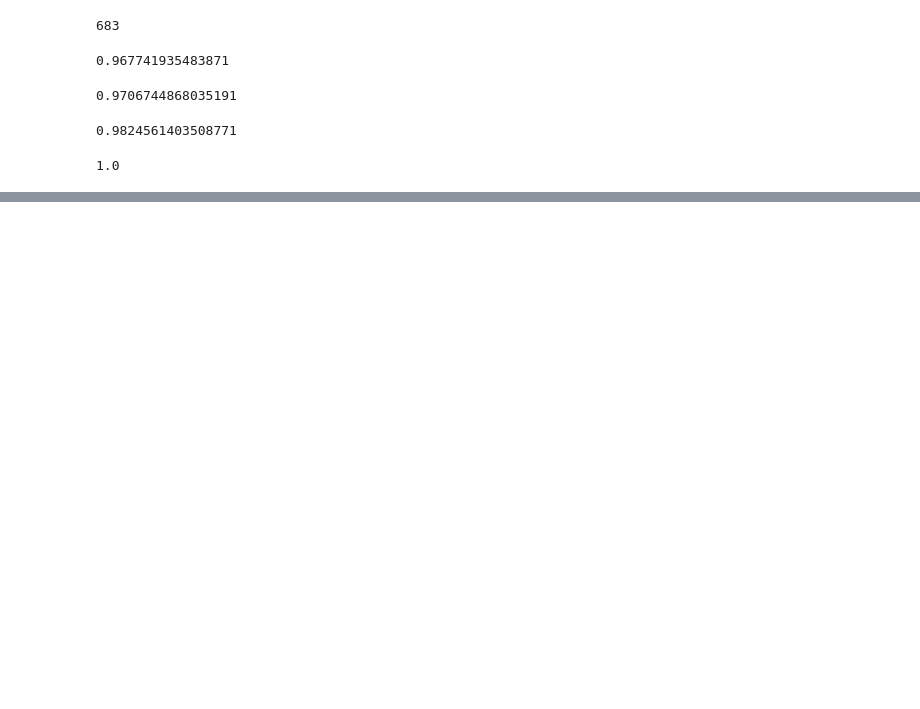
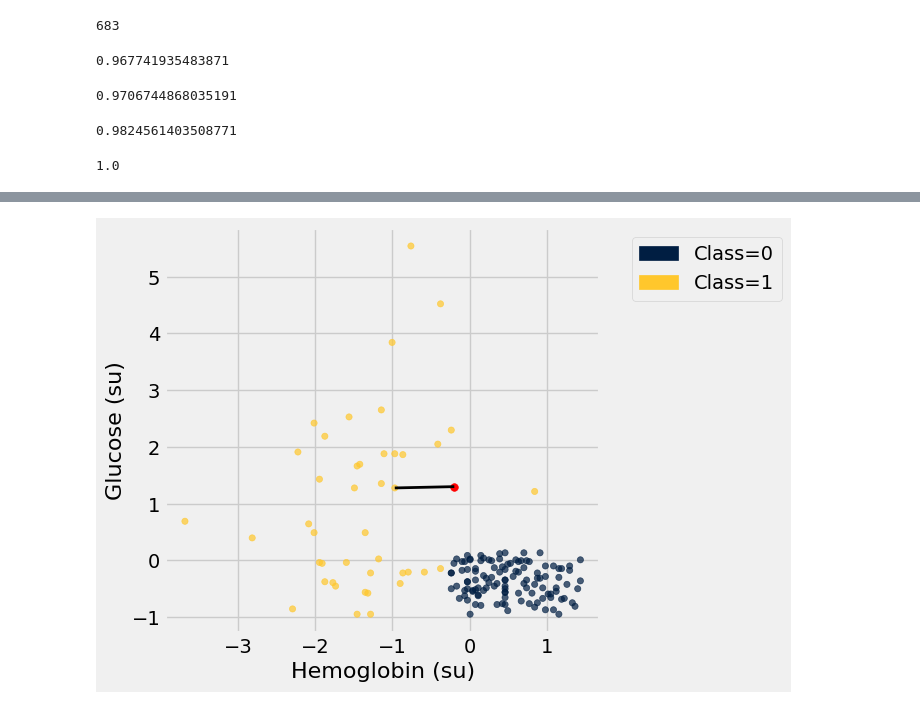
Before and after one commit to ciretorres/python, a Jupyter notebook: data8.3x/week4/sec09_classifiers.ipynb, the cells around one changed output, grey strips where cells are left out. Saved outputs shown, nothing was run; the diff lists cells and outputs as text; code cells hidden in the pictures; blank space fills up the shorter version.

```diff
--- a/data8.3x/week4/sec09_classifiers.ipynb
+++ b/data8.3x/week4/sec09_classifiers.ipynb
@@ -169,0 +215,4 @@ evaluate_accurancy(trainset, trainset, 1)
+# %%
+show_closest(kidney_su, make_array(-0.2, 1.3))
+# %% [output]
+[figure, added]
```
Also changed, not shown: parts of 18 cells of this notebook.
